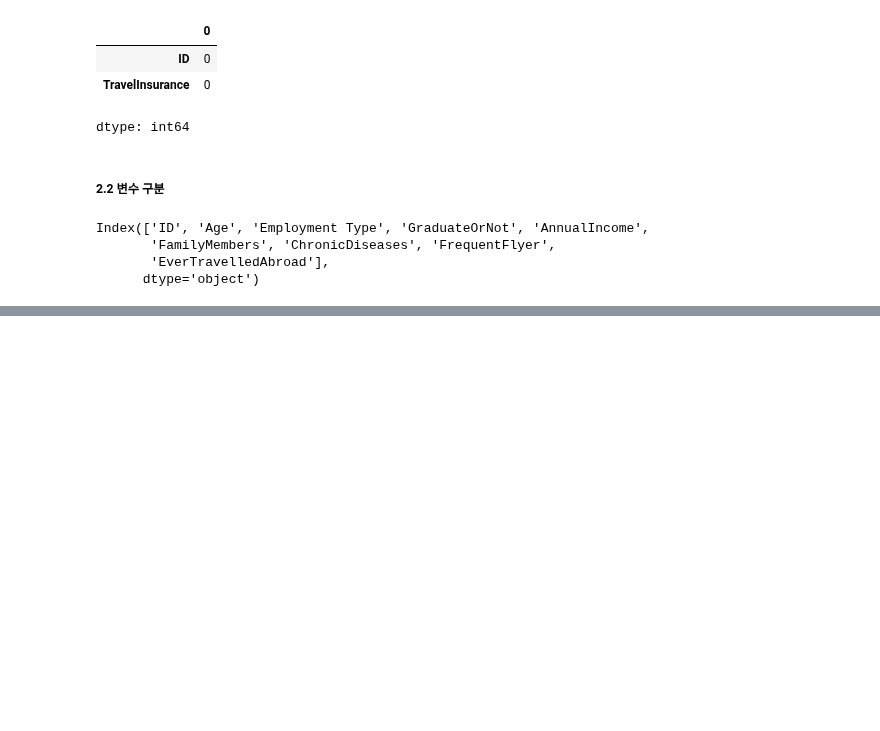
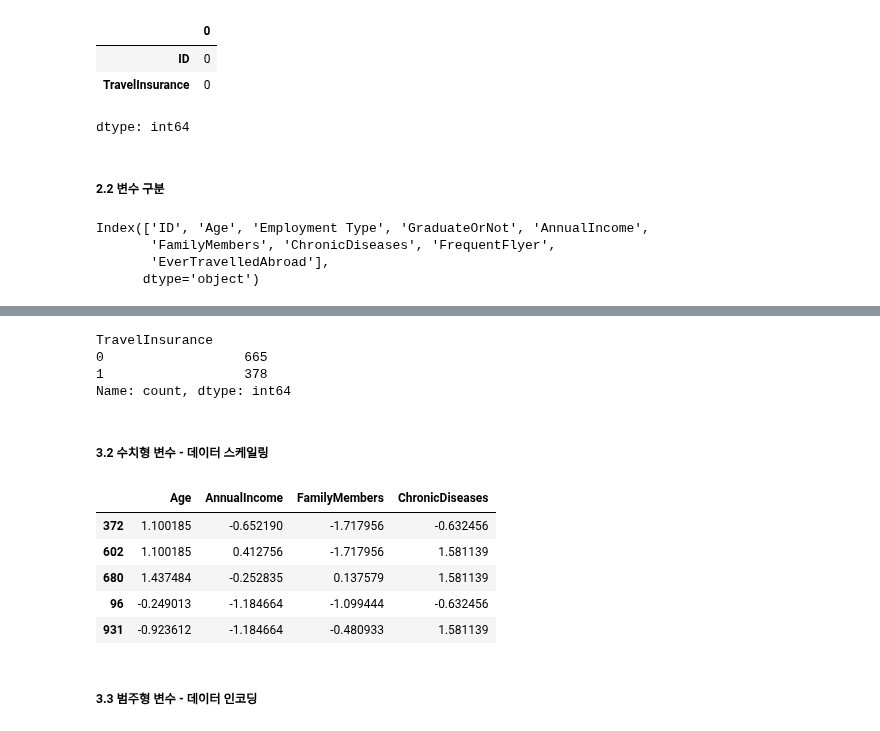
Before and after one commit to va4756/yemoon_bigdata_test, a Jupyter notebook: bigdata_예문_실전문제_example2.ipynb, the cells around one changed output, grey strips where cells are left out. Drawn from its saved outputs; the diff is of its cells as text; code cells hidden in the pictures; blank space fills up the shorter version.

```diff
--- a/bigdata_예문_실전문제_example2.ipynb
+++ b/bigdata_예문_실전문제_example2.ipynb
@@ -856,0 +882,29 @@ Index(['ID', 'Age', 'Employment Type', 'GraduateOrNot', 'AnnualIncome',
+# %%
+print(y_tr.value_counts())
+# %% [output]
+TravelInsurance
+0                  665
+1                  378
+Name: count, dtype: int64
+# %% [markdown]
+##### 3.2 수치형 변수 - 데이터 스케일링
+# %%
+from sklearn.preprocessing import StandardScaler
+
+scaler = StandardScaler()
+scaler.fit(X_tr[COL_NUM])
+
+X_tr[COL_NUM] = scaler.transform(X_tr[COL_NUM])
+X_val[COL_NUM] = scaler.transform(X_val[COL_NUM])
+X_test[COL_NUM] = scaler.transform(X_test[COL_NUM])
+# %%
+X_tr[COL_NUM].head()
+# %% [output]
+|  | Age | AnnualIncome | FamilyMembers | ChronicDiseases |
+| 372 | 1.100185 | -0.652190 | -1.717956 | -0.632456 |
+| 602 | 1.100185 | 0.412756 | -1.717956 | 1.581139 |
+| 680 | 1.437484 | -0.252835 | 0.137579 | 1.581139 |
+| 96 | -0.249013 | -1.184664 | -1.099444 | -0.632456 |
+| 931 | -0.923612 | -1.184664 | -0.480933 | 1.581139 |
+# %% [markdown]
+##### 3.3 범주형 변수 - 데이터 인코딩
```
Also changed, not shown: parts of 38 cells of this notebook.
